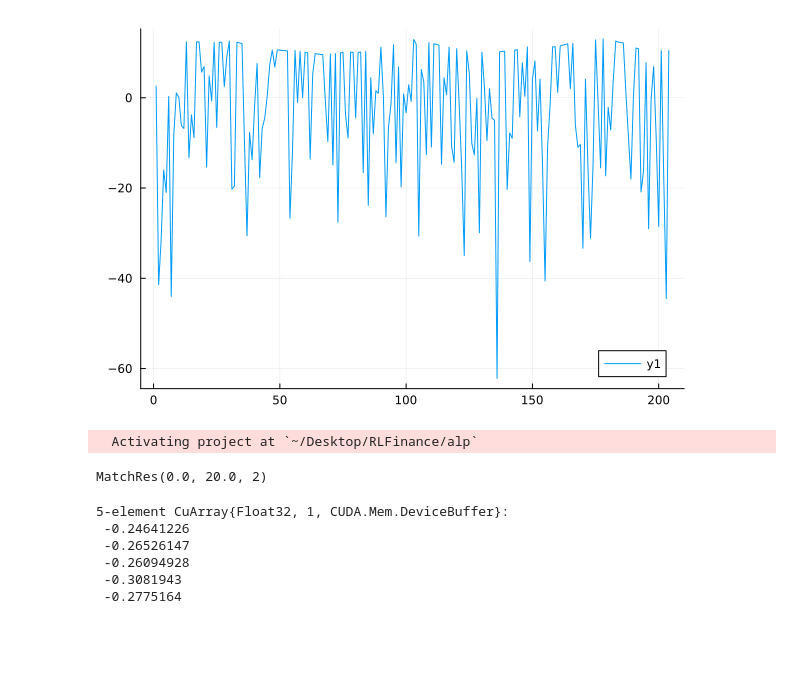
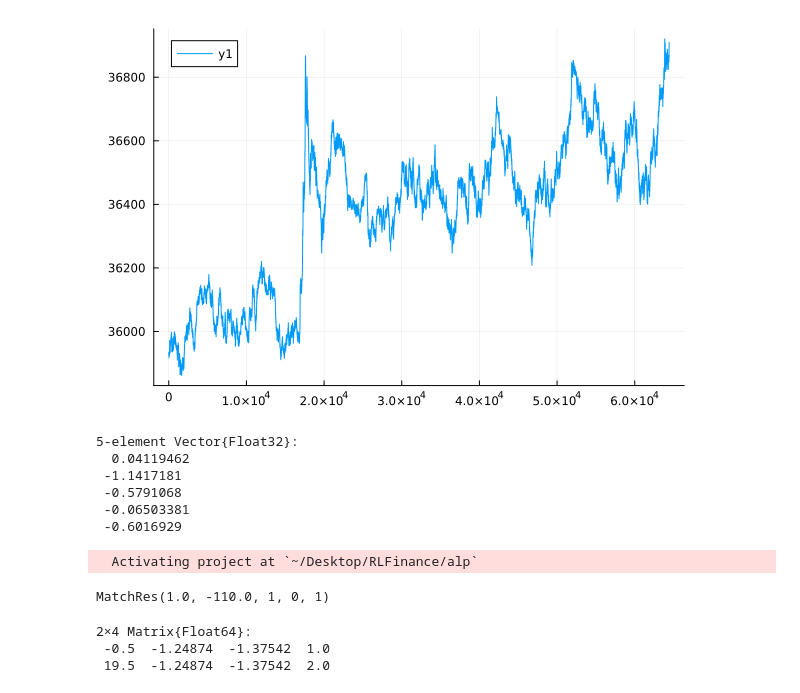
Before and after one commit to RVdeported/rl-finance, a Jupyter notebook: src/Env.ipynb, the cells around one changed output. Cells and saved outputs as stored; diff of their text form; code cells hidden in the pictures; blank space fills up the shorter version.

```diff
--- a/src/Env.ipynb
+++ b/src/Env.ipynb
@@ -112,7 +155,18 @@ res_base = simulate!(train_env, baseline, trading_step-1, nothing)
-# %%
-plot(res_base["reward"])
-# %% [output]
-[figure, removed]
+# %%
+# plot(train_env.data[!, "midprice"])
+plot(test_env.data[!, "midprice"])
+# %% [output]
+[figure, added]
+# %%
+dqn.predict_model[]([get_state(test_env, true)...])
+# get_state(test_env, true)
+# %% [output]
+5-element Vector{Float32}:
+  0.04119462
+ -1.1417181
+ -0.5791068
+ -0.06503381
+ -0.6016929
 # %%
 include("BaseTypes.jl")
 
@@ -122,17 +176,17 @@ orders = [
 ]
 
 res = match_orders!(
-    orders=orders, best_ask = 131.0, best_bid = 109.0
+    orders=orders, best_ask = 109.0, best_bid = 129.0
 )
 # %% [output]
   Activating project at `~/Desktop/RLFinance/alp`
-MatchRes(0.0, 20.0, 2)
+MatchRes(1.0, -110.0, 1, 0, 1)
-# %%
-dqn.target_model[](cu([get_state(train_env)...]))
-# %% [output]
-5-element CuArray{Float32, 1, CUDA.Mem.DeviceBuffer}:
- -0.24641226
- -0.26526147
- -0.26094928
- -0.3081943
- -0.2775164
+# %%
+a = [0.1 2.0 3.0; 0.0 5.0 6.0; 0.0 9.0 8.0; 0.0 9.0 8.0]
+b = [0.0 2.0 3.0 1.0; 1.0 2.0 3.0 2.0]
+dt = StatsBase.fit(ZScoreTransform, a, dims=1)
+hcat(StatsBase.transform(dt, b[:, 1:3]), b[:, 4:4])
+# %% [output]
+2×4 Matrix{Float64}:
+ -0.5  -1.24874  -1.37542  1.0
+ 19.5  -1.24874  -1.37542  2.0
```
Also changed, not shown: parts of 10 cells of this notebook, 4 other files.
